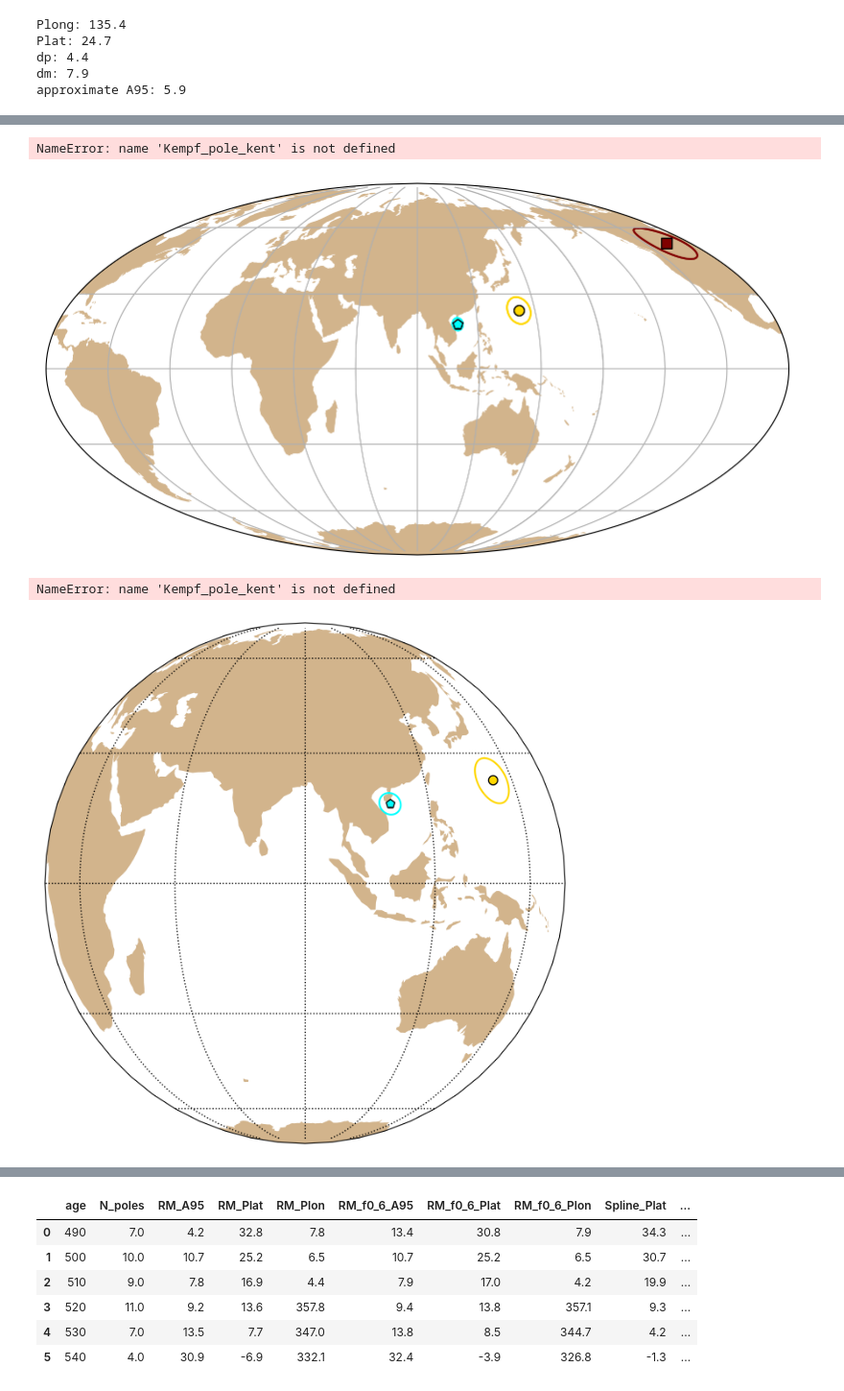
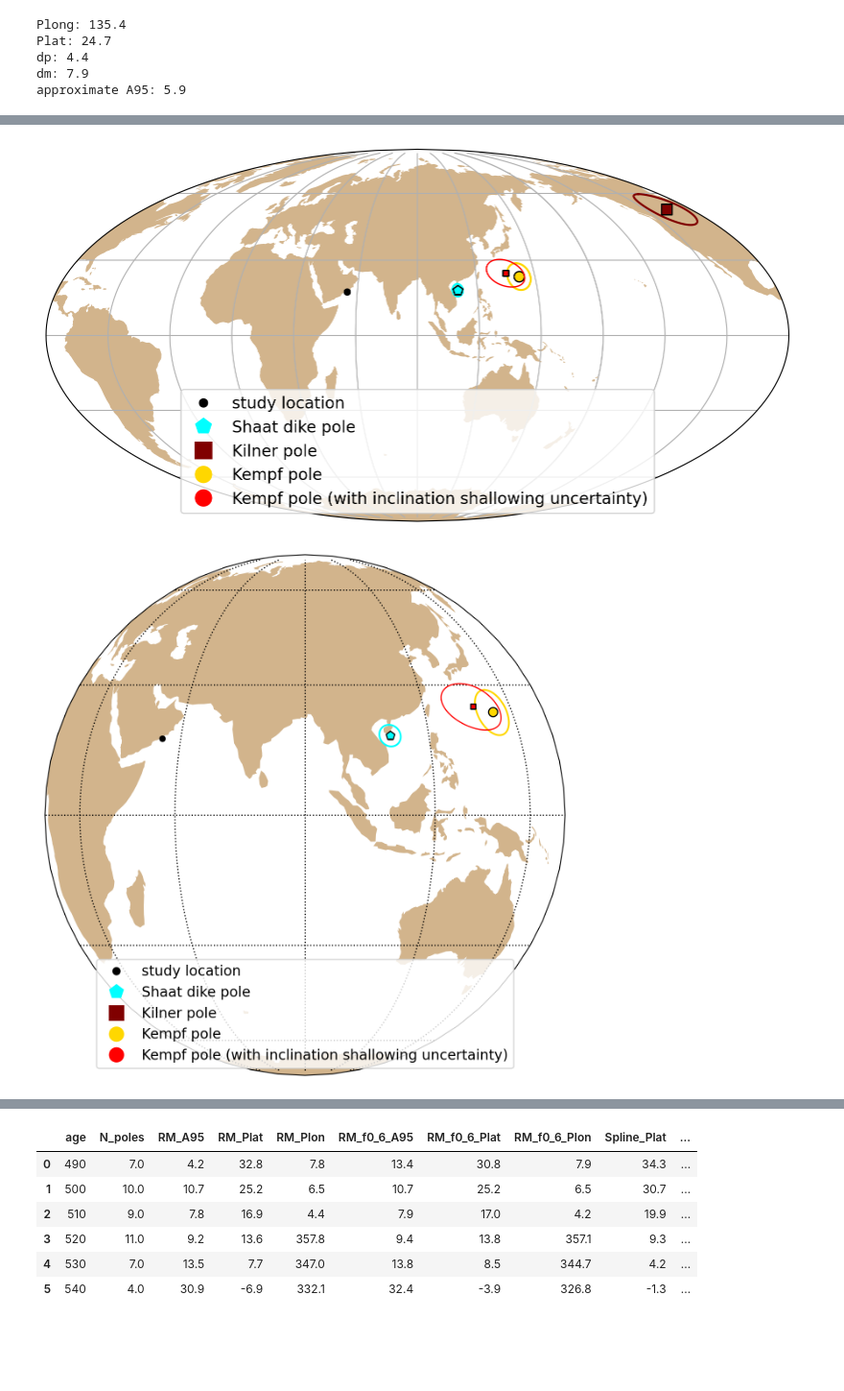
Before and after one commit to Swanson-Hysell-Group/2025_Oman_Paleogeography, a Jupyter notebook: code/prior_paleomagnetic_data.ipynb, the cells around one changed output, grey strips where cells are left out. Shown at 96% size. Cells and saved outputs as stored; diff of their text form; code cells hidden in the pictures; blank space fills up the shorter version.

```diff
--- a/code/prior_paleomagnetic_data.ipynb
+++ b/code/prior_paleomagnetic_data.ipynb
@@ -133,27 +147,28 @@ NameError: name 'paleolatitudes' is not defined
 # %%
 map_axis = ipmag.make_mollweide_map(central_longitude=90,
                                        figsize=(10,10),land_edge_color=None)
 ipmag.plot_pole(map_axis, mean_Shaat_pole_all['dec'], mean_Shaat_pole_all['inc'], mean_Shaat_pole_all['alpha95'],
                 marker='p',color='aqua', markersize=60)
 ipmag.plot_pole(map_axis, Kilner_plon+180, -Kilner_plat, Kilner_A95,
                 marker='s',color='maroon', markersize=60)
 ipmag.plot_pole(map_axis, Kempf_plon, Kempf_plat, Kempf_A95,
                 marker='o',color='gold', markersize=60)
 ipmag.plot_pole_ellipse(map_axis,Kempf_pole_kent, color='r')
+ipmag.plot_vgp(map_axis, Mirbat_area_lon, Mirbat_area_lat)
 
 # Create custom legend elements
 mean_pole = mlines.Line2D([], [], color='aqua', marker='p', linestyle='None', markersize=12, label='Shaat dike pole')
 kilner_pole = mlines.Line2D([], [], color='maroon', marker='s', linestyle='None', markersize=12, label='Kilner pole')
 kempf_pole = mlines.Line2D([], [], color='gold', marker='o', linestyle='None', markersize=12, label='Kempf pole')
 kempf_pole_ellipse = mlines.Line2D([], [], color='r', marker='o', linestyle='None', markersize=12, label='Kempf pole (with inclination shallowing uncertainty)')
+study_location = mlines.Line2D([], [], color='black', marker='o', linestyle='None', markersize=6, label='study location')
 
 # Add the legend to the plot
-plt.legend(handles=[mean_pole, kilner_pole, kempf_pole, kempf_pole_ellipse], loc='lower center', fontsize=12)
+plt.legend(handles=[study_location,mean_pole, kilner_pole, kempf_pole, kempf_pole_ellipse], loc='lower center', fontsize=12)
 
 plt.show()
 # %% [output]
-NameError: name 'Kempf_pole_kent' is not defined
-[figure, old version]
+[figure, new version]
 # %%
 map_axis = ipmag.make_orthographic_map(central_longitude=90,
                                        figsize=(8,8),land_edge_color=None)
@@ -164,18 +179,19 @@ ipmag.plot_pole(map_axis, Kilner_plon+180, -Kilner_plat, Kilner_A95,
 ipmag.plot_pole(map_axis, Kempf_plon, Kempf_plat, Kempf_A95,
                 marker='o',color='gold', markersize=60)
 ipmag.plot_pole_ellipse(map_axis,Kempf_pole_kent, color='r')
+ipmag.plot_vgp(map_axis, Mirbat_area_lon, Mirbat_area_lat)
 
 # Create custom legend elements
 mean_pole = mlines.Line2D([], [], color='aqua', marker='p', linestyle='None', markersize=12, label='Shaat dike pole')
 kilner_pole = mlines.Line2D([], [], color='maroon', marker='s', linestyle='None', markersize=12, label='Kilner pole')
 kempf_pole = mlines.Line2D([], [], color='gold', marker='o', linestyle='None', markersize=12, label='Kempf pole')
 kempf_pole_ellipse = mlines.Line2D([], [], color='r', marker='o', linestyle='None', markersize=12, label='Kempf pole (with inclination shallowing uncertainty)')
+study_location = mlines.Line2D([], [], color='black', marker='o', linestyle='None', markersize=6, label='study location')
 
 # Add the legend to the plot
-plt.legend(handles=[mean_pole, kilner_pole, kempf_pole, kempf_pole_ellipse], loc='lower center', fontsize=12)
+plt.legend(handles=[study_location,mean_pole, kilner_pole, kempf_pole, kempf_pole_ellipse], loc='lower center', fontsize=12)
 
 plt.show()
 # %% [output]
-NameError: name 'Kempf_pole_kent' is not defined
-[figure, old version]
+[figure, new version]
 # %% [markdown]
```
Also changed, not shown: parts of 8 cells of this notebook.
